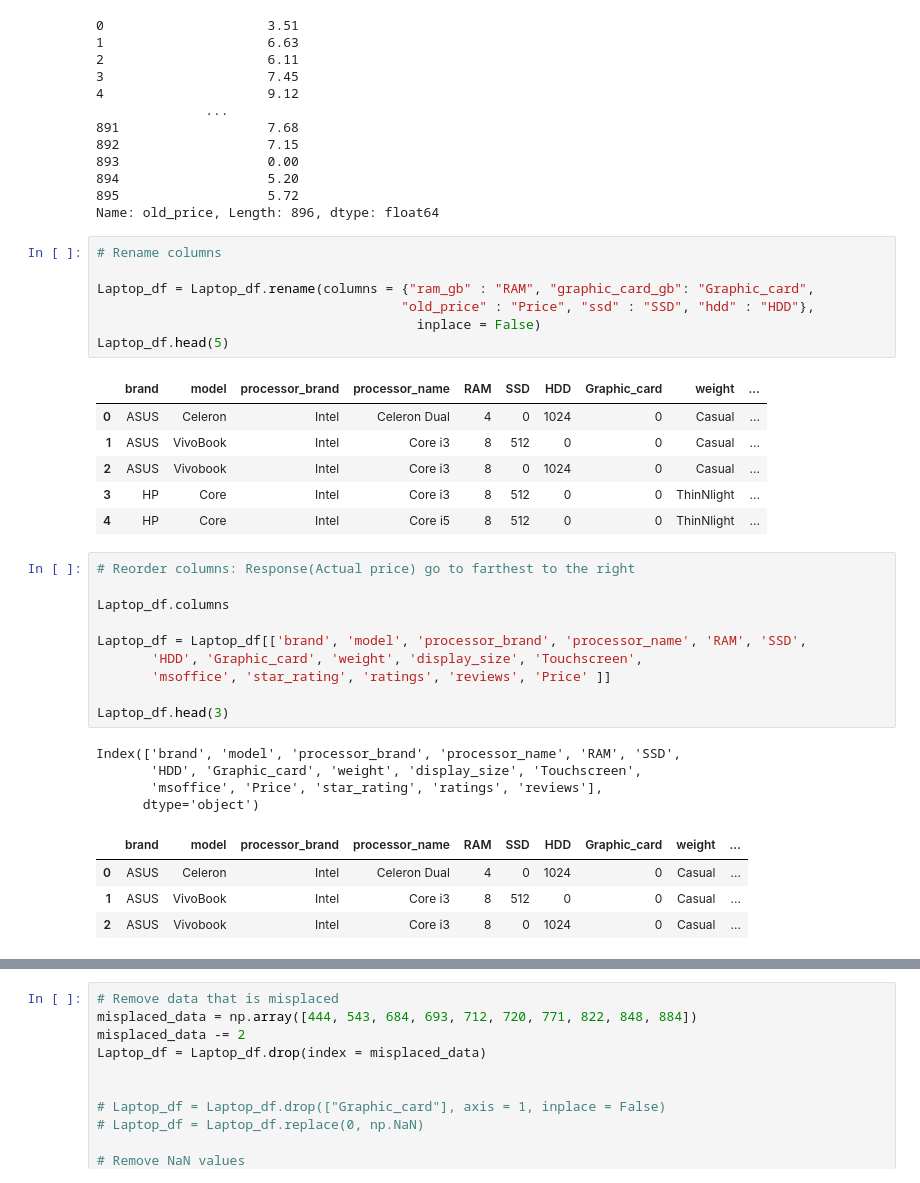
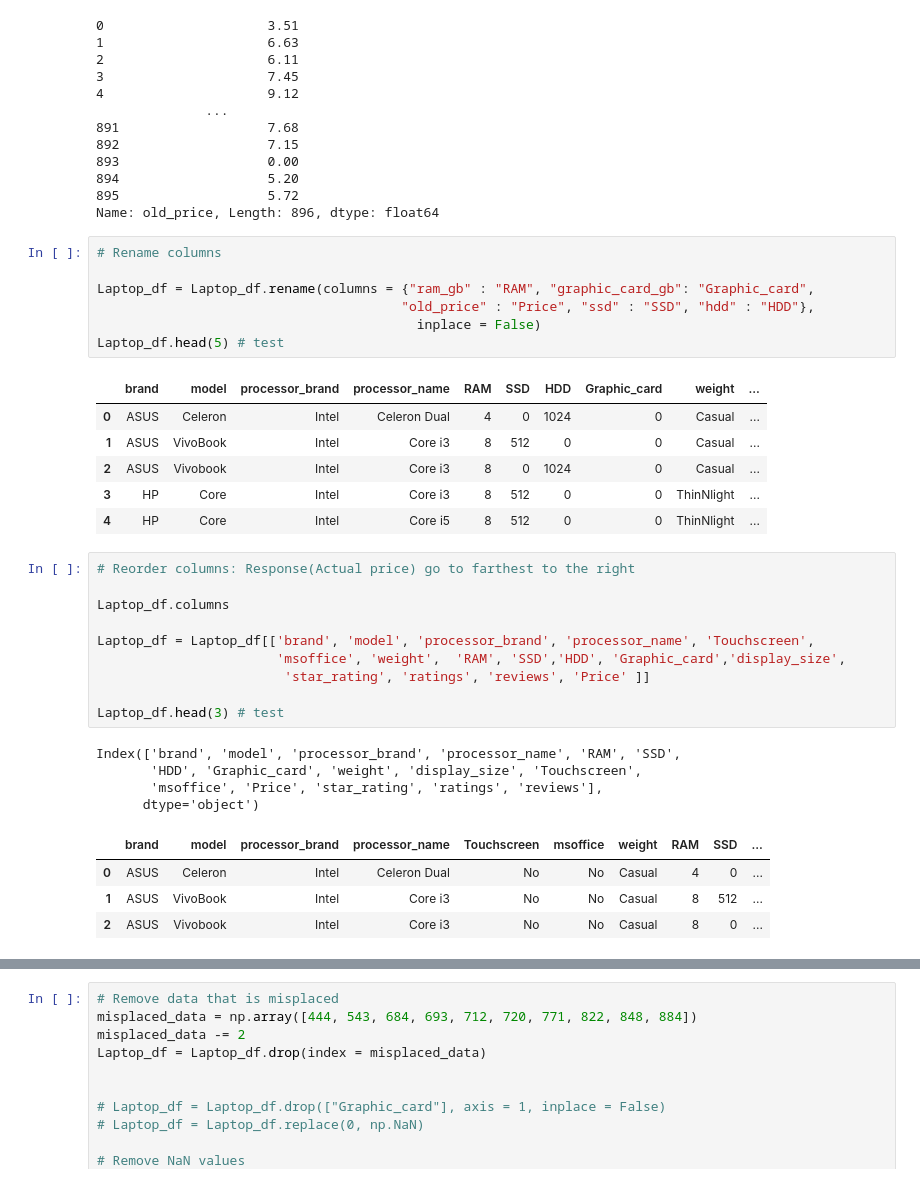
Before and after one commit to Moojun/study_ML, a Jupyter notebook: 2.Data_Analysis/src/1_Regression.ipynb, the cells around one changed output, grey strips where cells are left out. Saved outputs shown, nothing was run; the diff lists cells and outputs as text.

```diff
--- a/2.Data_Analysis/src/1_Regression.ipynb
+++ b/2.Data_Analysis/src/1_Regression.ipynb
@@ -105,7 +105,7 @@ Name: old_price, Length: 896, dtype: float64
 Laptop_df = Laptop_df.rename(columns = {"ram_gb" : "RAM", "graphic_card_gb": "Graphic_card",
                                        "old_price" : "Price", "ssd" : "SSD", "hdd" : "HDD"},
                                          inplace = False)
-Laptop_df.head(5)
+Laptop_df.head(5) # test
 # %% [output]
 |  | brand | model | processor_brand | processor_name | RAM | SSD | HDD | Graphic_card | weight | ... |
 | 0 | ASUS | Celeron | Intel | Celeron Dual | 4 | 0 | 1024 | 0 | Casual | ... |
@@ -116,22 +116,22 @@ Laptop_df.head(5)
 # %%
 # Reorder columns: Response(Actual price) go to farthest to the right
 
 Laptop_df.columns
 
-Laptop_df = Laptop_df[['brand', 'model', 'processor_brand', 'processor_name', 'RAM', 'SSD',
-       'HDD', 'Graphic_card', 'weight', 'display_size', 'Touchscreen',
-       'msoffice', 'star_rating', 'ratings', 'reviews', 'Price' ]]
+Laptop_df = Laptop_df[['brand', 'model', 'processor_brand', 'processor_name', 'Touchscreen',
+                       'msoffice', 'weight',  'RAM', 'SSD','HDD', 'Graphic_card','display_size',
+                        'star_rating', 'ratings', 'reviews', 'Price' ]]
 
-Laptop_df.head(3)
+Laptop_df.head(3) # test
 # %% [output]
 Index(['brand', 'model', 'processor_brand', 'processor_name', 'RAM', 'SSD',
        'HDD', 'Graphic_card', 'weight', 'display_size', 'Touchscreen',
        'msoffice', 'Price', 'star_rating', 'ratings', 'reviews'],
       dtype='object')
-|  | brand | model | processor_brand | processor_name | RAM | SSD | HDD | Graphic_card | weight | ... |
-| 0 | ASUS | Celeron | Intel | Celeron Dual | 4 | 0 | 1024 | 0 | Casual | ... |
-| 1 | ASUS | VivoBook | Intel | Core i3 | 8 | 512 | 0 | 0 | Casual | ... |
-| 2 | ASUS | Vivobook | Intel | Core i3 | 8 | 0 | 1024 | 0 | Casual | ... |
+|  | brand | model | processor_brand | processor_name | Touchscreen | msoffice | weight | RAM | SSD | ... |
+| 0 | ASUS | Celeron | Intel | Celeron Dual | No | No | Casual | 4 | 0 | ... |
+| 1 | ASUS | VivoBook | Intel | Core i3 | No | No | Casual | 8 | 512 | ... |
+| 2 | ASUS | Vivobook | Intel | Core i3 | No | No | Casual | 8 | 0 | ... |
 # %%
 # See the number of NaN data
 
```
Also changed, not shown: parts of 30 cells of this notebook.
